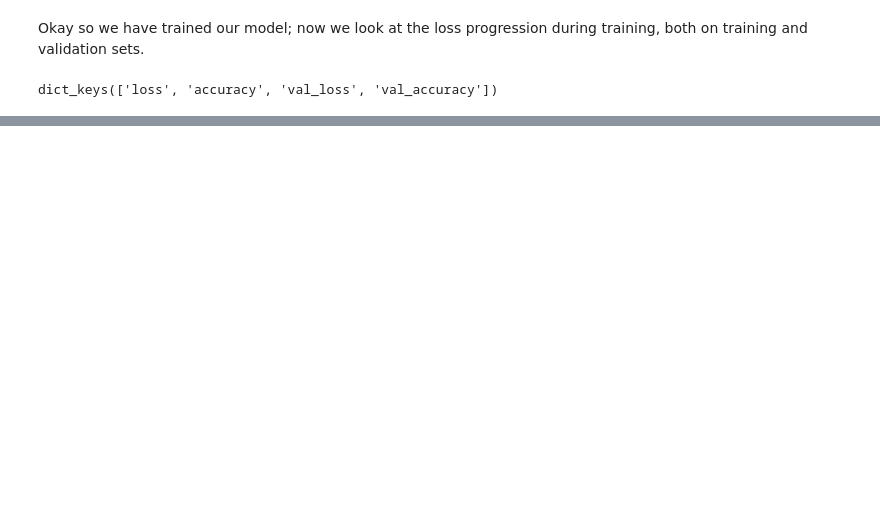
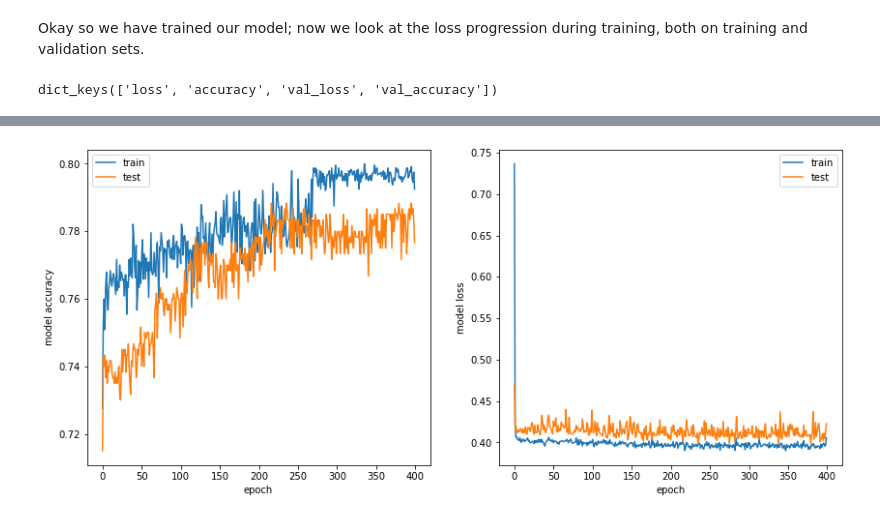
Before and after one commit to emersonvero/LoCP2, a Jupyter notebook: 02_DNN/2219_assignment.ipynb, the cells around one changed output, grey strips where cells are left out. Cells and saved outputs as stored; diff of their text form; code cells hidden in the pictures; blank space fills up the shorter version.

```diff
--- a/02_DNN/2219_assignment.ipynb
+++ b/02_DNN/2219_assignment.ipynb
@@ -274,0 +317,43 @@ plt.show
+# %%
+#preparing new data for training
+
+x_red, y_red, x_train_red, x_valid_red, y_train_red, y_valid_red = split_data("data_reduced","labels_reduced")
+x_incr, y_incr, x_train_incr, x_valid_incr, y_train_incr, y_valid_incr = split_data("data_increased","labels_increased")
+x_aug, y_aug, x_train_aug, x_valid_aug, y_train_aug, y_valid_aug = split_data("data_augmented","labels_augmented")
+# %%
+#TRAIN with the reduced data case 1
+
+fit_red = model.fit(x_train_red, y_train_red,
+               epochs = nepoch, batch_size = 50,
+               validation_data=(x_valid_red,y_valid_red),
+               verbose=0)
+# %%
+def analysis(model, history, X_test, Y_test):
+    score = model.evaluate(X_test, Y_test, verbose=0)
+
+    # print performance
+    print()
+    print('Test loss:', score[0])
+    print('Test accuracy:', score[1])
+
+    # look into training history
+
+    # summarize history for accuracy
+
+    fig, (ax_1, ax_2) = plt.subplots(1, 2, figsize=(14,6))
+    #fig.title(title)
+    ax_1.plot(history.history['accuracy'])
+    ax_1.plot(history.history['val_accuracy'])
+    ax_1.set(ylabel='model accuracy', xlabel='epoch')
+    ax_1.legend(['train', 'test'], loc='best')
+
+    # summarize history for loss
+    ax_2.plot(history.history['loss'])
+    ax_2.plot(history.history['val_loss'])
+    ax_2.set(ylabel='model loss', xlabel='epoch')
+    plt.legend(['train', 'test'], loc='best')
+
+    return
+# %%
+analysis(model, fit_red, x_valid_red, y_valid_red)
+# %% [output]
@@ -274,0 +363 @@ plt.show
+[figure, added]
```
Also changed, not shown: parts of 13 cells of this notebook.
